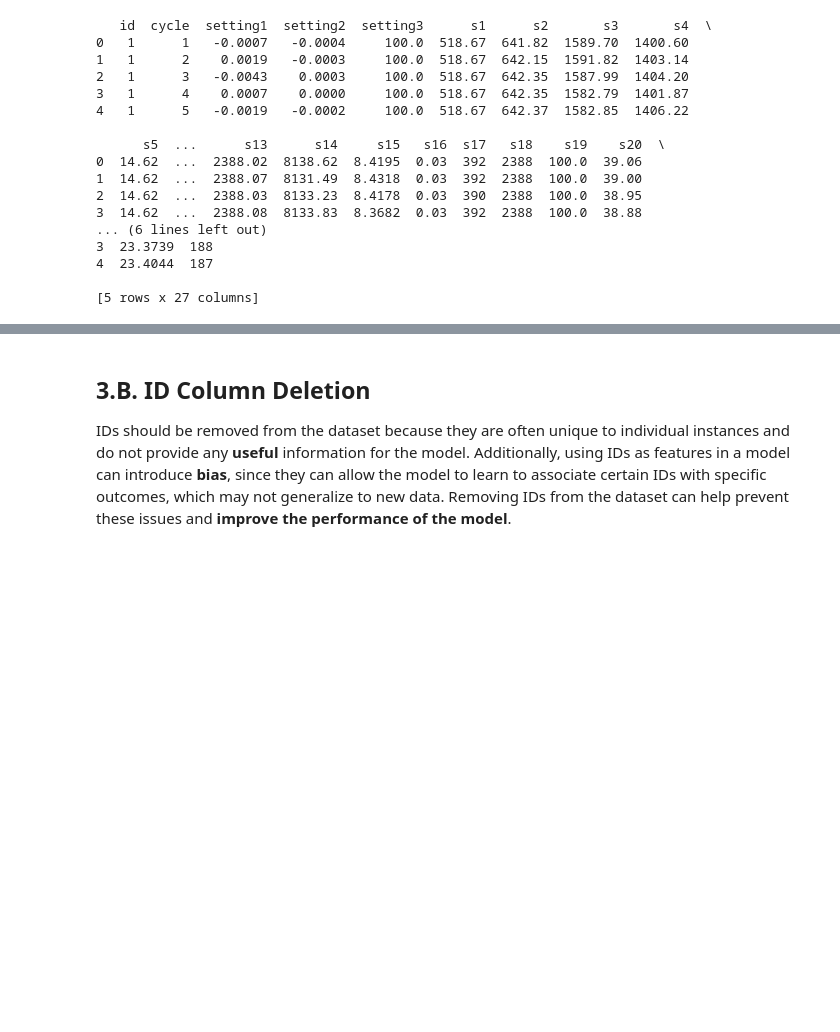
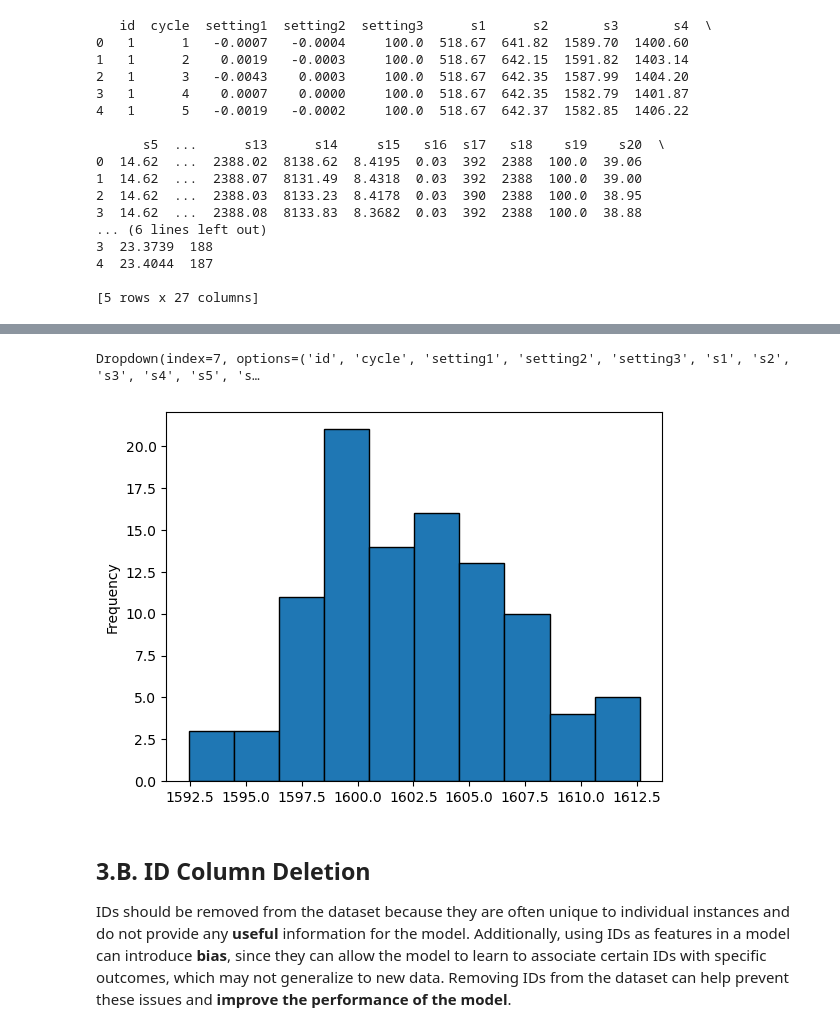
Before and after one commit to xavier-santos/Challenge2-Team7-MEIA-2022-2023, a Jupyter notebook: Notebooks/Challenge 2 - Data Importation and Preparation.ipynb, the cells around one changed output, grey strips where cells are left out. Drawn from its saved outputs; the diff is of its cells as text; code cells hidden in the pictures; blank space fills up the shorter version.

```diff
--- a/Notebooks/Challenge 2 - Data Importation and Preparation.ipynb
+++ b/Notebooks/Challenge 2 - Data Importation and Preparation.ipynb
@@ -125,3 +133,22 @@ print(df.head(5))
+# %%
+a = df.loc[df['ttf'] == 0]
+print(a)
+
+drop_down_distribuition = Dropdown(options = a.columns)
+selected_distribuition = drop_down_distribuition.value
+
+def dropdown_distribuition_handler(change):
+    selected_distribuition = change.new
+    clear_output(wait=True)
+    a[selected_distribuition].plot(kind='hist', edgecolor='black')
+    display(drop_down_distribuition)
+
+drop_down_distribuition.observe(dropdown_distribuition_handler, names='value')
+display(drop_down_distribuition)
+df[selected_distribuition].plot(kind='hist', edgecolor='black')
+# %% [output]
+Dropdown(index=7, options=('id', 'cycle', 'setting1', 'setting2', 'setting3', 's1', 's2', 's3', 's4', 's5', 's…
+[figure, added]
 # %% [markdown]
 ## 3.B. ID Column Deletion
 IDs should be removed from the dataset because they are often unique to individual instances and do not provide any **useful** information for the model. Additionally, using IDs as features in a model can introduce **bias**, since they can allow the model to learn to associate certain IDs with specific outcomes, which may not generalize to new data. Removing IDs from the dataset can help prevent these issues and **improve the performance of the model**.
```
Also changed, not shown: parts of 2 cells of this notebook.
